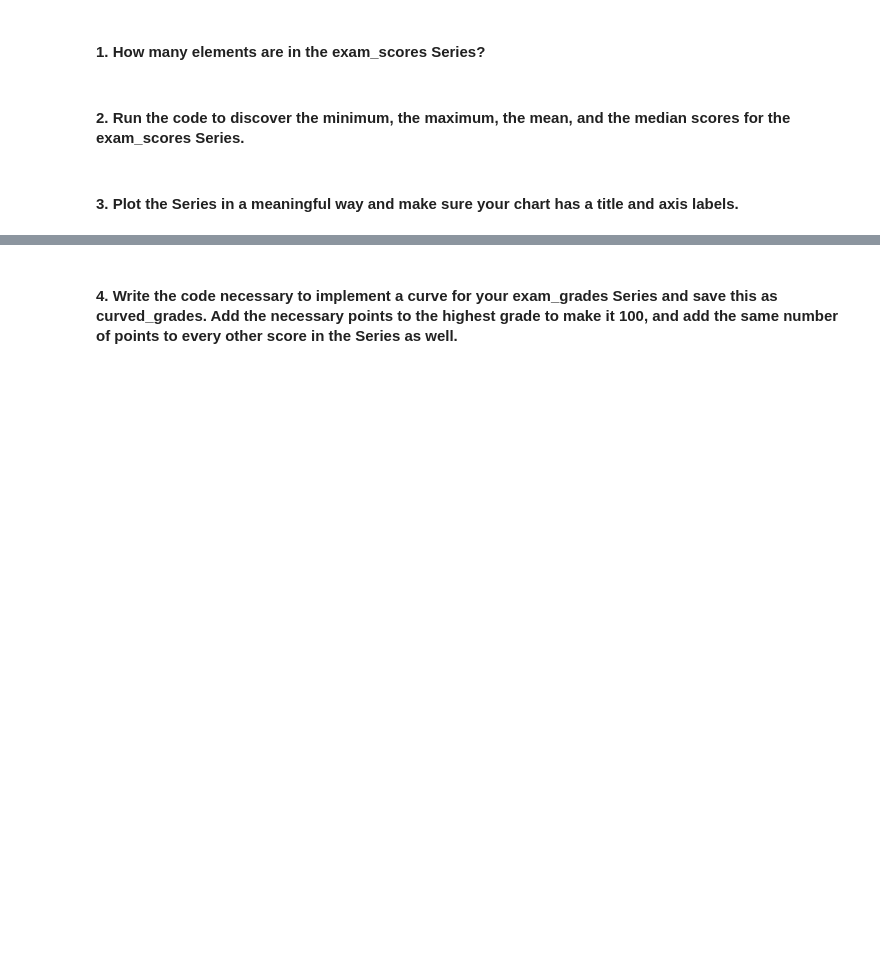
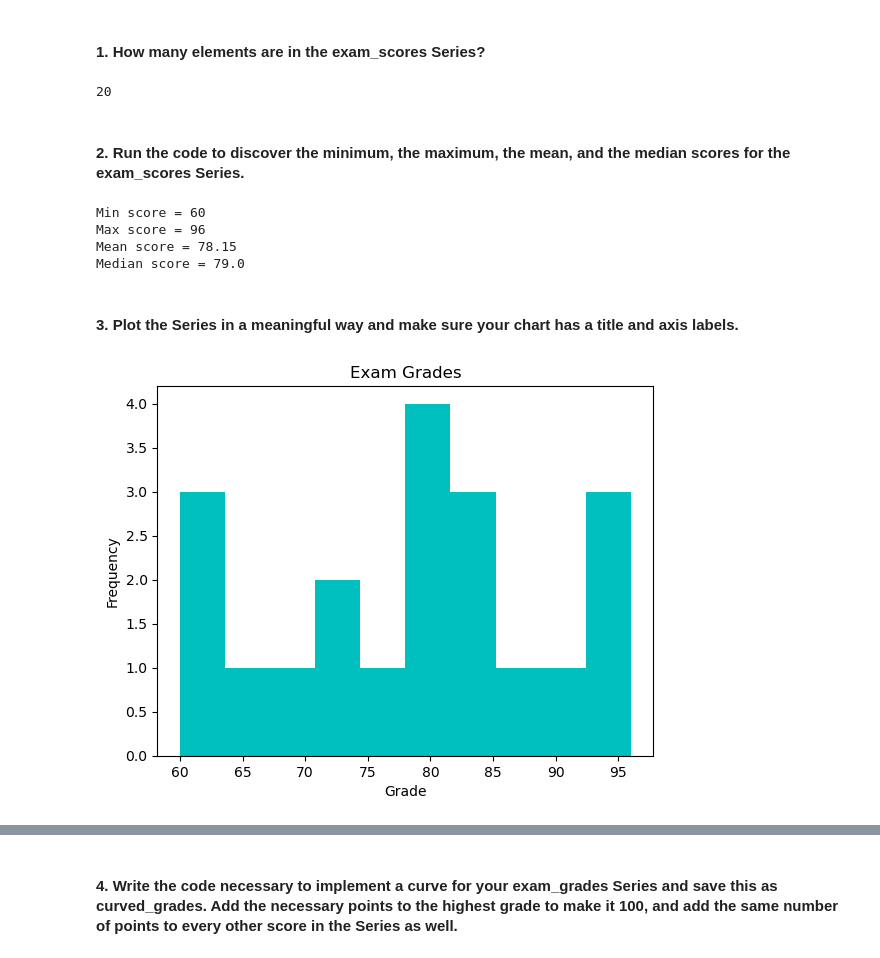
Before and after one commit to Segura-Jorge/ds-libraries-exercises, a Jupyter notebook: pandas_series.ipynb, the cells around one changed output, grey strips where cells are left out. Cells and saved outputs as stored; diff of their text form; code cells hidden in the pictures; blank space fills up the shorter version.

```diff
--- a/pandas_series.ipynb
+++ b/pandas_series.ipynb
@@ -526,0 +602,3 @@ Length: 200, dtype: object
+# %%
+exam_scores = pd.Series(exam_list)
+exam_scores
@@ -527,6 +623,30 @@ Length: 200, dtype: object
 # %% [markdown]
 #### 1. How many elements are in the exam_scores Series?
+# %%
+exam_scores.count()
+# %% [output]
+20
 # %% [markdown]
 #### 2. Run the code to discover the minimum, the maximum, the mean, and the median scores for the exam_scores Series.
+# %%
+print(f'Min score = {exam_scores.min()}')
+print(f'Max score = {exam_scores.max()}')
+print(f'Mean score = {exam_scores.mean()}')
+print(f'Median score = {exam_scores.median()}')
+# %% [output]
+Min score = 60
+Max score = 96
+Mean score = 78.15
+Median score = 79.0
 # %% [markdown]
 #### 3. Plot the Series in a meaningful way and make sure your chart has a title and axis labels.
+# %%
+exam_scores.plot.hist(color="c",
+
+    title='Exam Grades'
+).set(
+    xlabel='Grade',
+    ylabel='Frequency'
+);
+# %% [output]
+[figure, added]
```
Also changed, not shown: parts of 23 cells of this notebook.
